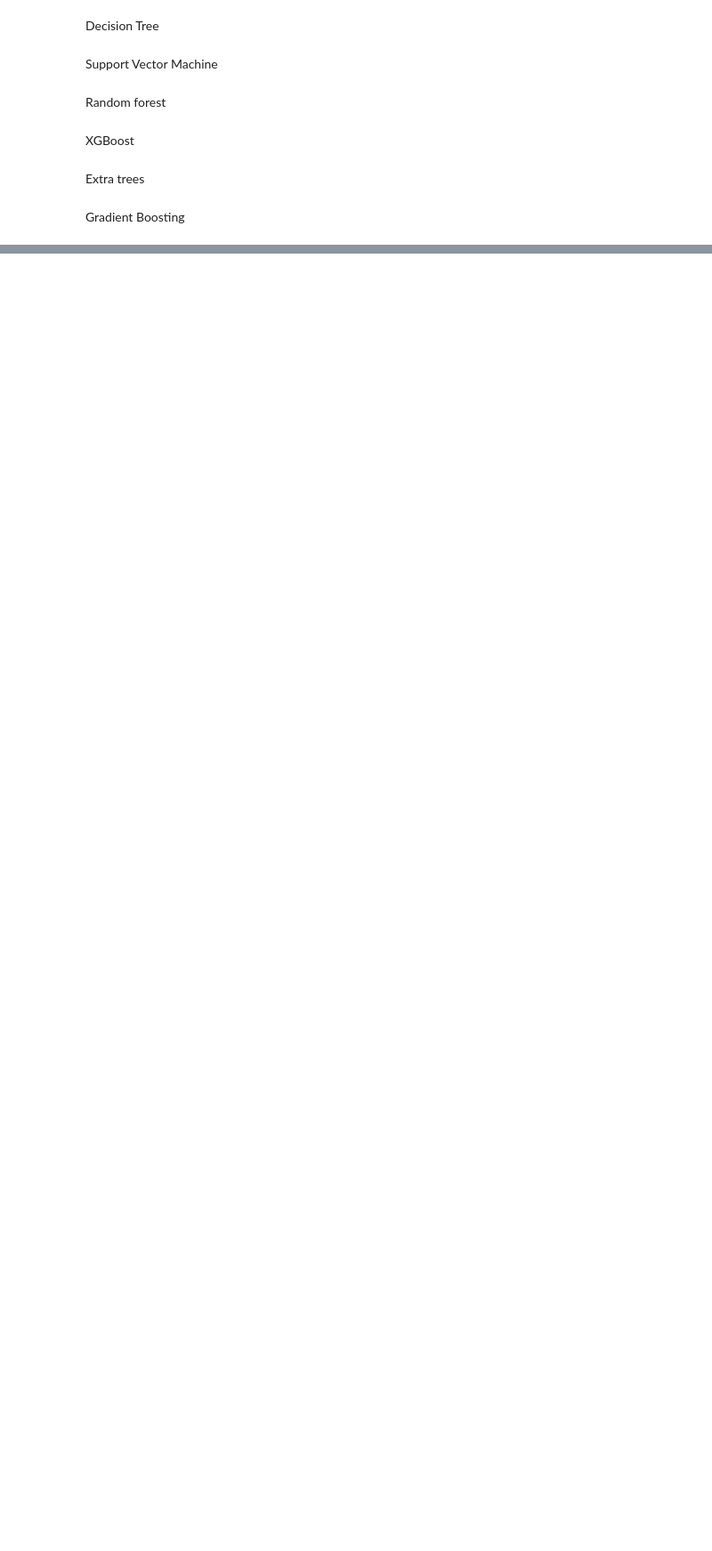
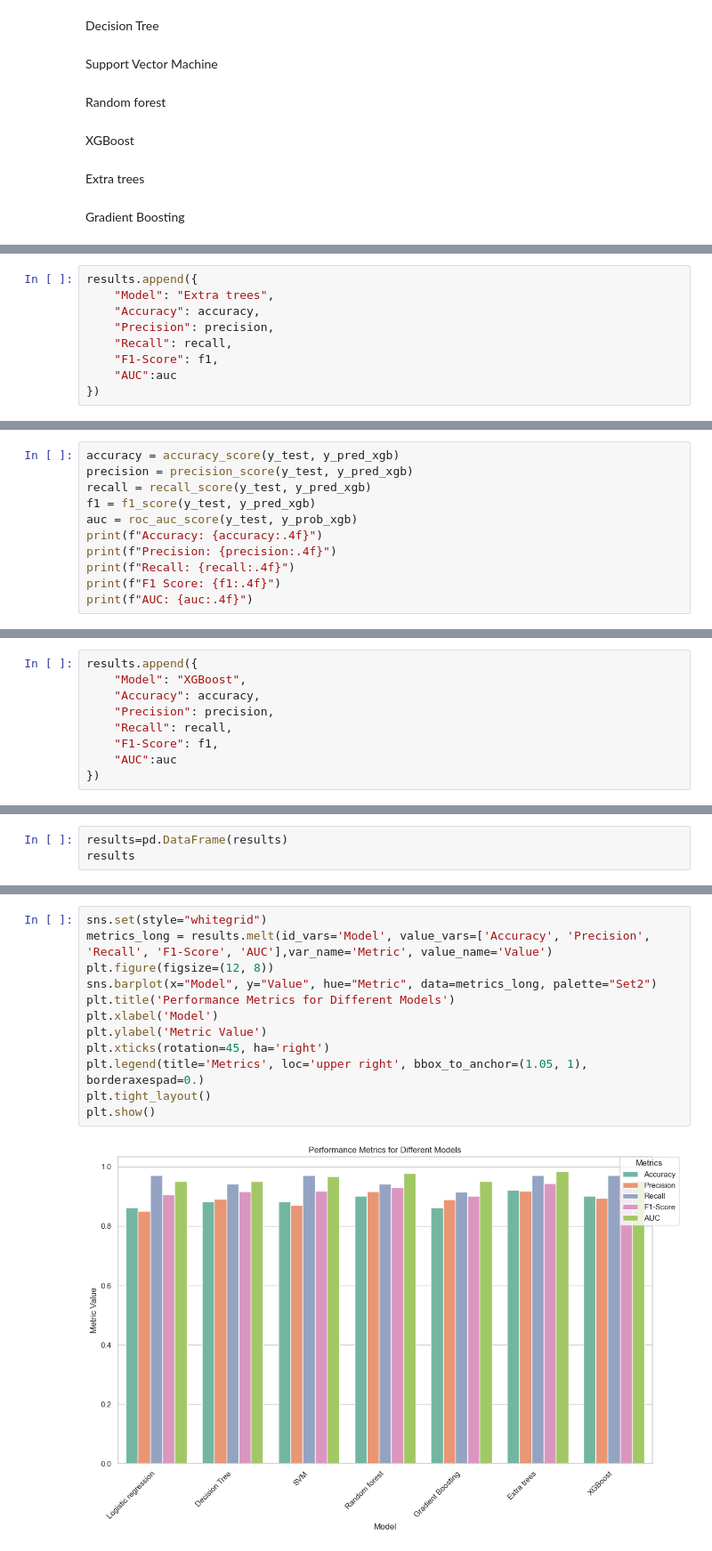
Before and after one commit to charitha-duvvuru/charitha-GlucoSense-Infy-Nov24, a Jupyter notebook: Modelling.ipynb, the cells around one changed output, grey strips where cells are left out. Shown at 89% size. Drawn from its saved outputs; the diff is of its cells as text; blank space fills up the shorter version.

```diff
--- a/Modelling.ipynb
+++ b/Modelling.ipynb
@@ -898,0 +955,9 @@ Random Forest tends to be more robust when handling noisy datasets or datasets w
+# %%
+results.append({
+    "Model": "Extra trees",
+    "Accuracy": accuracy,
+    "Precision": precision,
+    "Recall": recall,
+    "F1-Score": f1,
+    "AUC":auc
+})
@@ -898,0 +981,11 @@ Random Forest tends to be more robust when handling noisy datasets or datasets w
+# %%
+accuracy = accuracy_score(y_test, y_pred_xgb)
+precision = precision_score(y_test, y_pred_xgb)
+recall = recall_score(y_test, y_pred_xgb)
+f1 = f1_score(y_test, y_pred_xgb)
+auc = roc_auc_score(y_test, y_prob_xgb)
+print(f"Accuracy: {accuracy:.4f}")
+print(f"Precision: {precision:.4f}")
+print(f"Recall: {recall:.4f}")
+print(f"F1 Score: {f1:.4f}")
+print(f"AUC: {auc:.4f}")
@@ -898,0 +998,9 @@ Random Forest tends to be more robust when handling noisy datasets or datasets w
+# %%
+results.append({
+    "Model": "XGBoost",
+    "Accuracy": accuracy,
+    "Precision": precision,
+    "Recall": recall,
+    "F1-Score": f1,
+    "AUC":auc
+})
@@ -898,0 +1024,3 @@ Random Forest tends to be more robust when handling noisy datasets or datasets w
+# %%
+results=pd.DataFrame(results)
+results
@@ -898,0 +1036,14 @@ Random Forest tends to be more robust when handling noisy datasets or datasets w
+# %%
+sns.set(style="whitegrid")
+metrics_long = results.melt(id_vars='Model', value_vars=['Accuracy', 'Precision', 'Recall', 'F1-Score', 'AUC'],var_name='Metric', value_name='Value')
+plt.figure(figsize=(12, 8))
+sns.barplot(x="Model", y="Value", hue="Metric", data=metrics_long, palette="Set2")
+plt.title('Performance Metrics for Different Models')
+plt.xlabel('Model')
+plt.ylabel('Metric Value')
+plt.xticks(rotation=45, ha='right')
+plt.legend(title='Metrics', loc='upper right', bbox_to_anchor=(1.05, 1), borderaxespad=0.)
+plt.tight_layout()
+plt.show()
+# %% [output]
+[figure, added]
```
Also changed, not shown: parts of 53 cells of this notebook.
